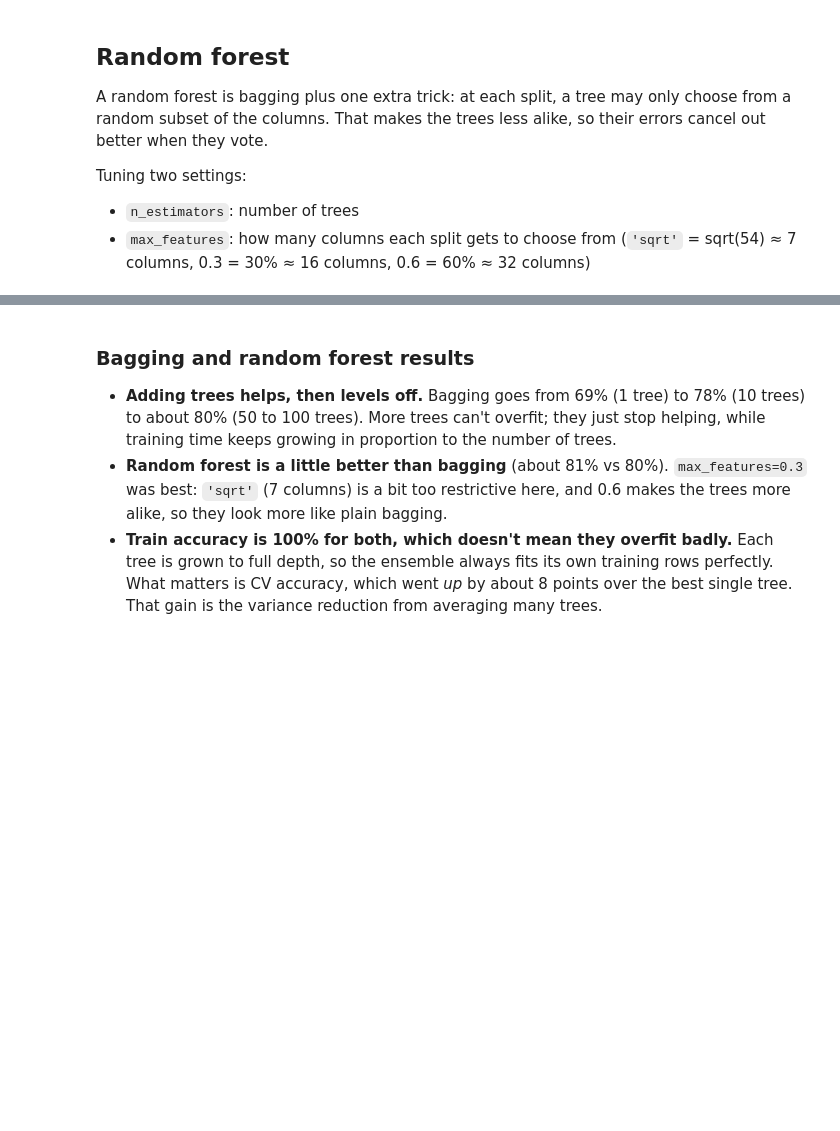
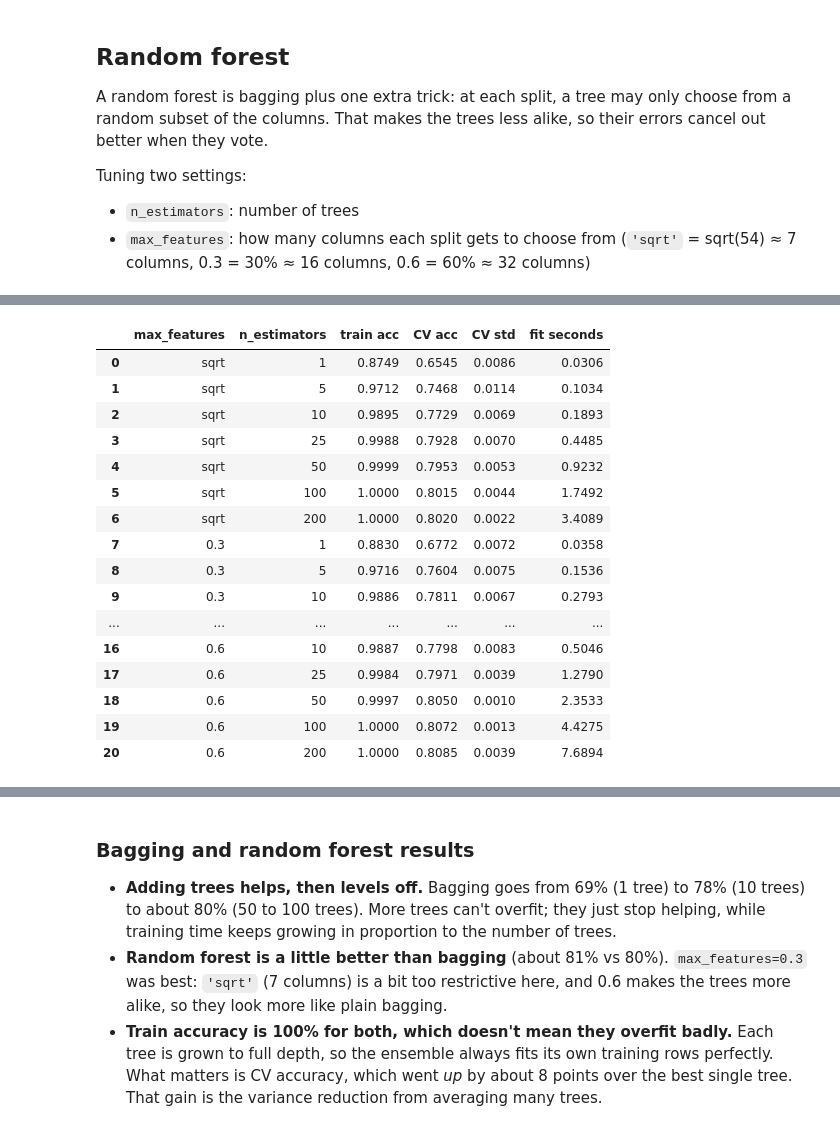
Before and after one commit to d-man7562/cos475-advancedmachinelearning, a Jupyter notebook: week06/week06_rev2.ipynb, the cells around one changed output, grey strips where cells are left out. Drawn from its saved outputs; the diff is of its cells as text; code cells hidden in the pictures; blank space fills up the shorter version.

```diff
--- a/week06/week06_rev2.ipynb
+++ b/week06/week06_rev2.ipynb
@@ -504,7 +536,7 @@ Tuning `n_estimators` (the number of trees). `n_estimators=1` is a single bootst
 # %%
 bag_search = GridSearchCV(
     BaggingClassifier(DecisionTreeClassifier(), random_state=42),
-    param_grid={'n_estimators': [1, 10, 25, 50, 100]},
+    param_grid={'n_estimators': [1, 5, 10, 25, 50, 100]},
     cv=cv, return_train_score=True, n_jobs=-1)
 
 start = time.time()
@@ -521,10 +563,11 @@ Tuning two settings:
 # %%
 forest_search = GridSearchCV(
     RandomForestClassifier(random_state=42),
-    param_grid={'n_estimators': [25, 50, 100, 200], 'max_features': ['sqrt', 0.3, 0.6]},
+    param_grid={'n_estimators': [1, 5, 10, 25, 50, 100, 200], 'max_features': ['sqrt', 0.3, 0.6]},
     cv=cv, return_train_score=True, n_jobs=-1)
 
 start = time.time()
 forest_search.fit(X_train_small, y_train_small)
 print(f"search took {time.time() - start:.1f} s")
 show_search(forest_search, "Random forest")
+# %% [output]
@@ -531,3 +576,20 @@ show_search(forest_search, "Random forest")
+|  | max_features | n_estimators | train acc | CV acc | CV std | fit seconds |
+| 0 | sqrt | 1 | 0.8749 | 0.6545 | 0.0086 | 0.0306 |
+| 1 | sqrt | 5 | 0.9712 | 0.7468 | 0.0114 | 0.1034 |
+| 2 | sqrt | 10 | 0.9895 | 0.7729 | 0.0069 | 0.1893 |
+| 3 | sqrt | 25 | 0.9988 | 0.7928 | 0.0070 | 0.4485 |
+| 4 | sqrt | 50 | 0.9999 | 0.7953 | 0.0053 | 0.9232 |
+| 5 | sqrt | 100 | 1.0000 | 0.8015 | 0.0044 | 1.7492 |
+| 6 | sqrt | 200 | 1.0000 | 0.8020 | 0.0022 | 3.4089 |
+| 7 | 0.3 | 1 | 0.8830 | 0.6772 | 0.0072 | 0.0358 |
+| 8 | 0.3 | 5 | 0.9716 | 0.7604 | 0.0075 | 0.1536 |
+| 9 | 0.3 | 10 | 0.9886 | 0.7811 | 0.0067 | 0.2793 |
+| ... | ... | ... | ... | ... | ... | ... |
+| 16 | 0.6 | 10 | 0.9887 | 0.7798 | 0.0083 | 0.5046 |
+| 17 | 0.6 | 25 | 0.9984 | 0.7971 | 0.0039 | 1.2790 |
+| 18 | 0.6 | 50 | 0.9997 | 0.8050 | 0.0010 | 2.3533 |
+| 19 | 0.6 | 100 | 1.0000 | 0.8072 | 0.0013 | 4.4275 |
+| 20 | 0.6 | 200 | 1.0000 | 0.8085 | 0.0039 | 7.6894 |
 # %%
 # CV accuracy vs number of trees, for bagging and each max_features setting of the random forest
 bag_results = pd.DataFrame(bag_search.cv_results_)
```
Also changed, not shown: parts of 9 cells of this notebook.
